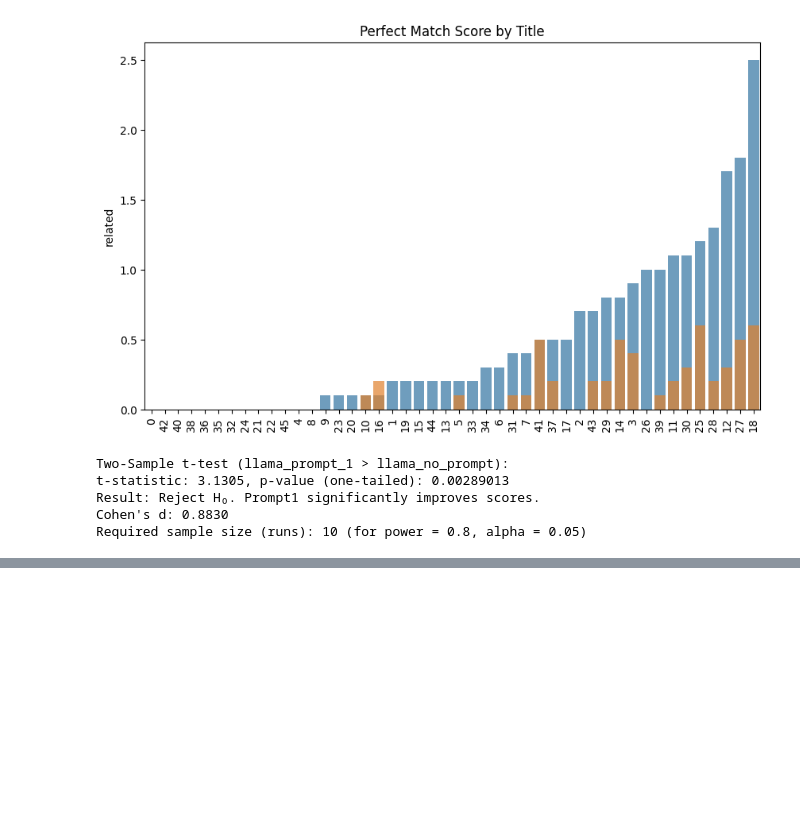
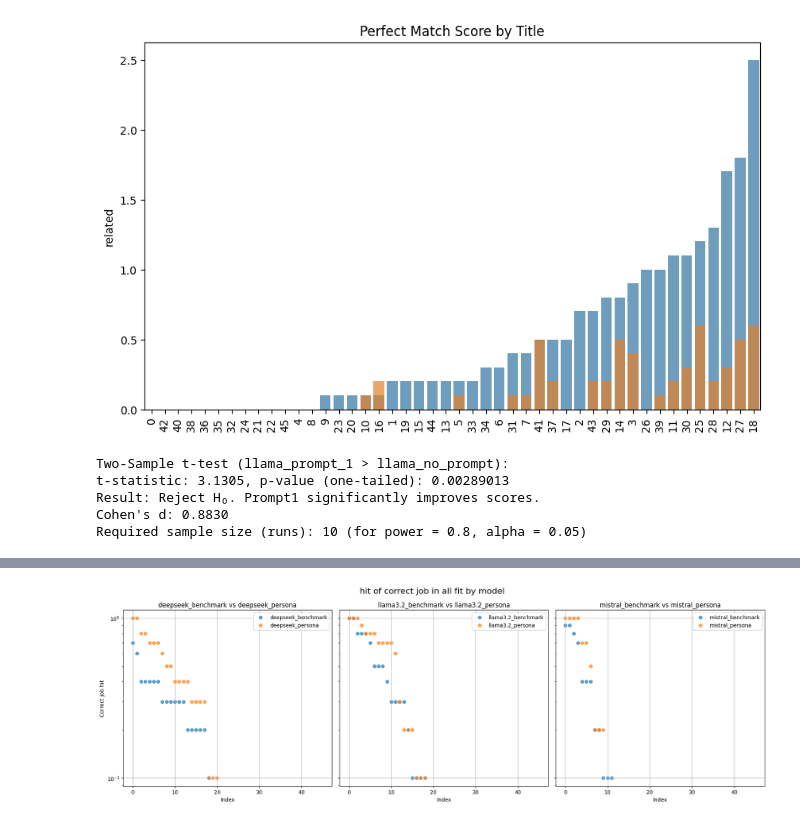
Before and after one commit to Segtanof/Teapot, a Jupyter notebook: 1_ job_match_analysis.ipynb, the cells around one changed output, grey strips where cells are left out. Saved outputs shown, nothing was run; the diff lists cells and outputs as text; code cells hidden in the pictures; blank space fills up the shorter version.

```diff
--- a/1_ job_match_analysis.ipynb
+++ b/1_ job_match_analysis.ipynb
@@ -1529,0 +1895,62 @@ Required sample size (runs): 10 (for power = 0.8, alpha = 0.05)
+# %%
+import numpy as np
+import matplotlib.pyplot as plt
+
+models = full_df["model"].unique()
+
+# Prepare data for the three models
+benchmark_1 = full_df[full_df["model"] == models[0]].sort_values(by="c_all_fit_hits", ascending=False).reset_index(drop=True)
+benchmark_1['index'] = np.arange(len(benchmark_1))
+
+persona_1 = full_df[full_df["model"] == models[1]].sort_values(by="c_all_fit_hits", ascending=False).reset_index(drop=True)
+persona_1['index'] = np.arange(len(persona_1))
+
+benchmark_2 = full_df[full_df["model"] == models[2]].sort_values(by="c_all_fit_hits", ascending=False).reset_index(drop=True)
+benchmark_2['index'] = np.arange(len(benchmark_2))
+
+persona_2 = full_df[full_df["model"] == models[3]].sort_values(by="c_all_fit_hits", ascending=False).reset_index(drop=True)
+persona_2['index'] = np.arange(len(persona_2))
+
+benchmark_3 = full_df[full_df["model"] == models[4]].sort_values(by="c_all_fit_hits", ascending=False).reset_index(drop=True)
+benchmark_3['index'] = np.arange(len(benchmark_3))
+
+persona_3 = full_df[full_df["model"] == models[5]].sort_values(by="c_all_fit_hits", ascending=False).reset_index(drop=True)
+persona_3['index'] = np.arange(len(persona_3))
+
+# Create subplots
+fig, axes = plt.subplots(1, 3, figsize=(18, 6), sharey=True)
+#add a title to the figure
+fig.suptitle("hit of correct job in all fit by model", fontsize=16)
+
+# Plot for Model 1
+axes[0].scatter(benchmark_1["index"], benchmark_1["c_all_fit_hits"], label=models[x], alpha=0.7)
+axes[0].scatter(persona_1["index"], persona_1["c_all_fit_hits"], label=models[1], alpha=0.7)
+axes[0].set_title(f"{models[x]} vs {models[1]}")
+axes[0].set_xlabel("Index")
+axes[0].set_yscale("log")
+axes[0].set_ylabel("Correct job hit")
+axes[0].legend()
+axes[0].grid(True)
+
+# Plot for Model 2
+axes[1].scatter(benchmark_2["index"], benchmark_2["c_all_fit_hits"], label=models[2], alpha=0.7)
+axes[1].scatter(persona_2["index"], persona_2["c_all_fit_hits"], label=models[3], alpha=0.7)
+axes[1].set_title(f"{models[2]} vs {models[3]}")
+axes[1].set_xlabel("Index")
+axes[1].legend()
+axes[1].grid(True)
+
+# Plot for Model 3
+axes[2].scatter(benchmark_3["index"], benchmark_3["c_all_fit_hits"], label=models[4], alpha=0.7)
+axes[2].scatter(persona_3["index"], persona_3["c_all_fit_hits"], label=models[5], alpha=0.7)
+axes[2].set_title(f"{models[4]} vs {models[5]}")
+axes[2].set_xlabel("Index")
+axes[2].legend()
+axes[2].grid(True)
+
+# Adjust layout and show plot
+plt.tight_layout()
+
+plt.show()
+# %% [output]
+[figure, added]
```
Also changed, not shown: parts of 18 cells of this notebook, 1 other file.
